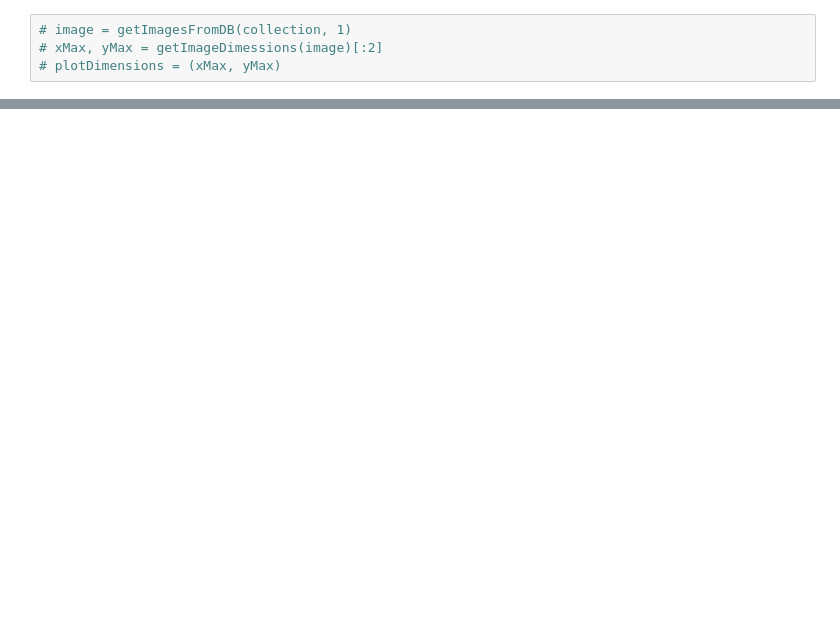
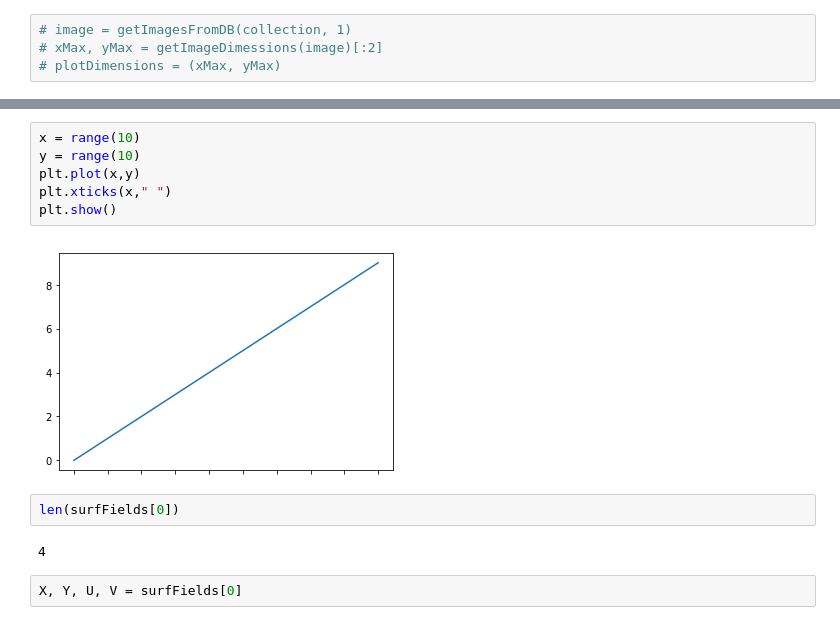
Before and after one commit to jonasagx/nephos, a Jupyter notebook: src/buffer.ipynb, the cells around one changed output, grey strips where cells are left out. Drawn from its saved outputs; the diff is of its cells as text; blank space fills up the shorter version.

```diff
--- a/src/buffer.ipynb
+++ b/src/buffer.ipynb
@@ -20,0 +23,14 @@ run makeWindsMap.py
+# %%
+x = range(10)
+y = range(10)
+plt.plot(x,y)
+plt.xticks(x," ")
+plt.show()
+# %% [output]
+[figure, added]
+# %%
+len(surfFields[0])
+# %% [output]
+4
+# %%
+X, Y, U, V = surfFields[0]
```
Also changed, not shown: parts of 5 cells of this notebook.
